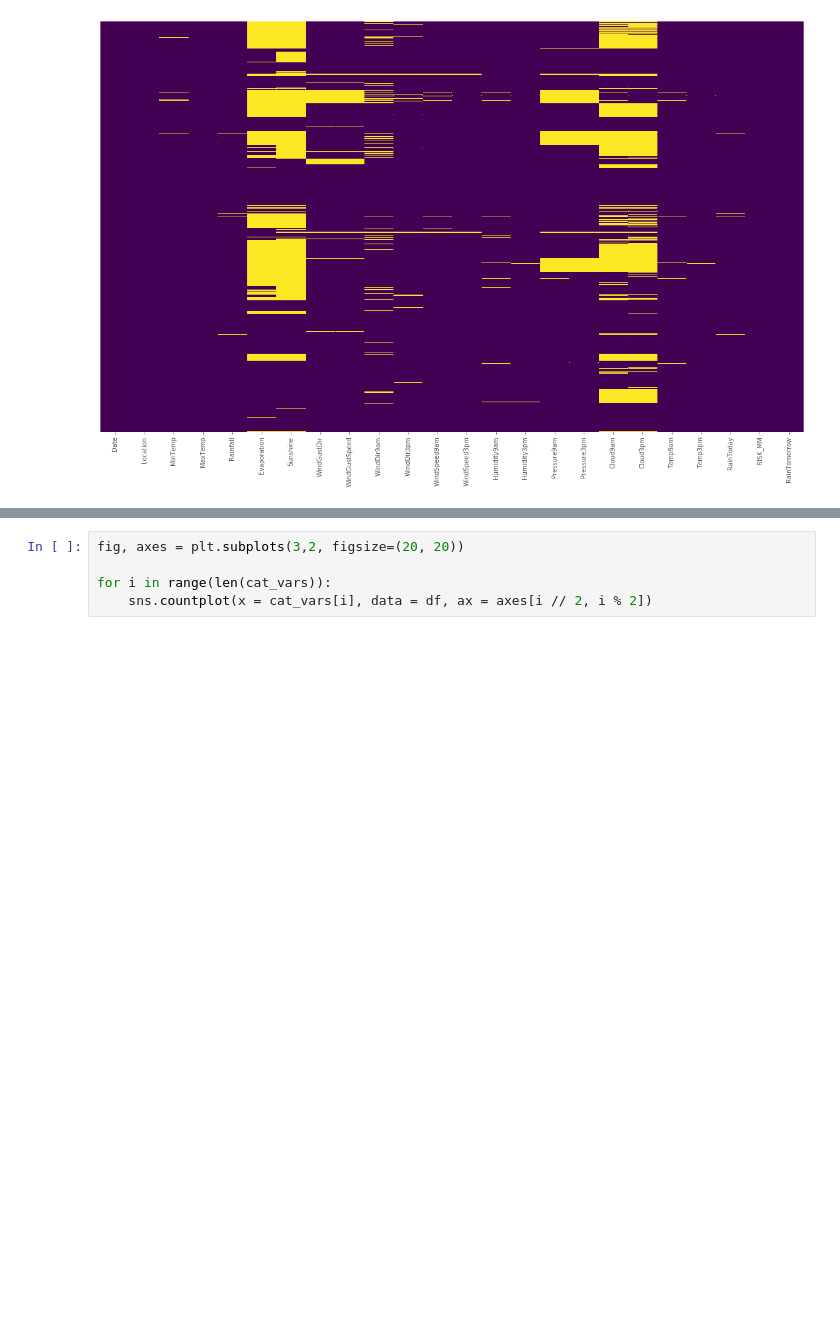
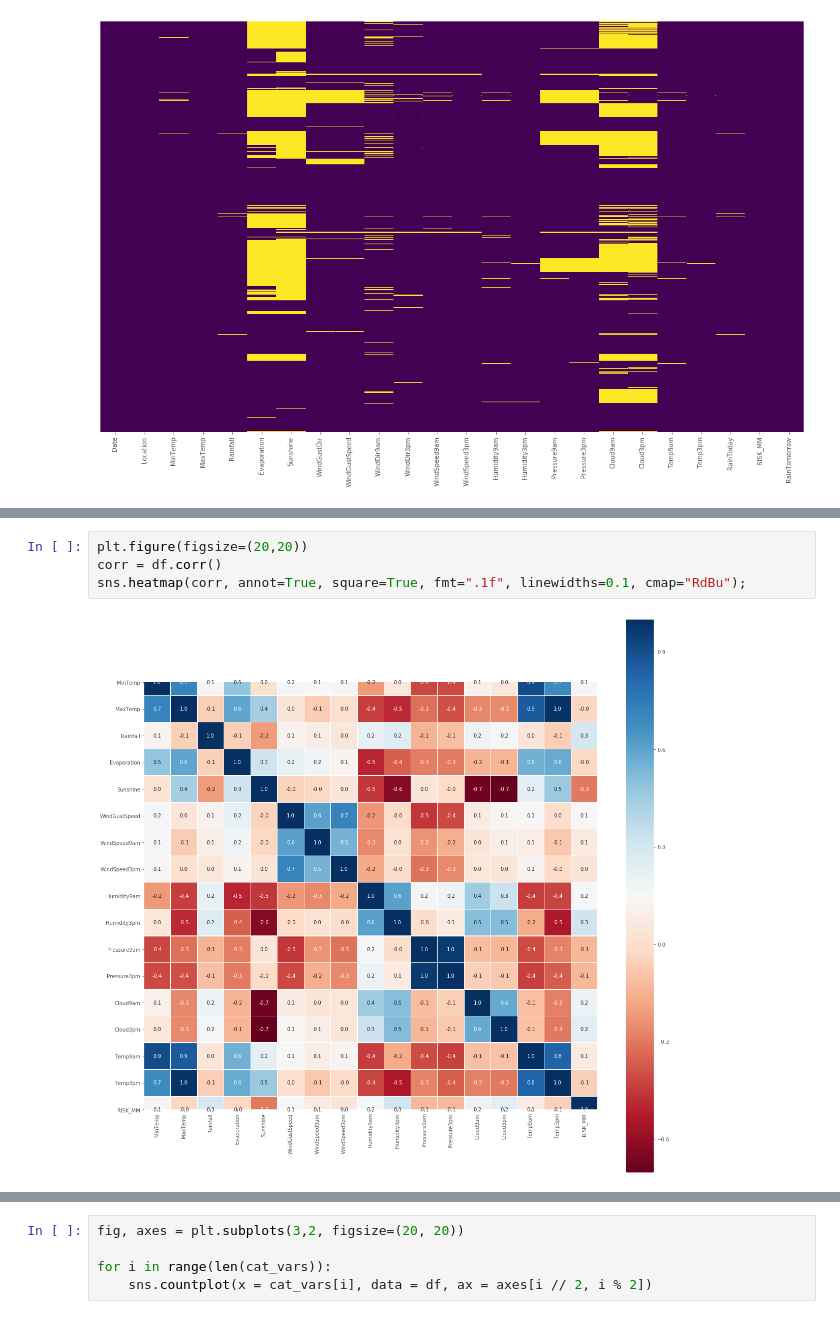
Before and after one commit to tarasovalx/BestHack2020-2nd, a Jupyter notebook: DataPreprocessing.ipynb, the cells around one changed output, grey strips where cells are left out. Saved outputs shown, nothing was run; the diff lists cells and outputs as text; blank space fills up the shorter version.

```diff
--- a/DataPreprocessing.ipynb
+++ b/DataPreprocessing.ipynb
@@ -125,0 +131,6 @@ df[real_vars].hist(figsize=(20, 20));
+# %%
+plt.figure(figsize=(20,20))
+corr = df.corr()
+sns.heatmap(corr, annot=True, square=True, fmt=".1f", linewidths=0.1, cmap="RdBu");
+# %% [output]
+[figure, added]
```
Also changed, not shown: parts of 14 cells of this notebook, 2 other files.
